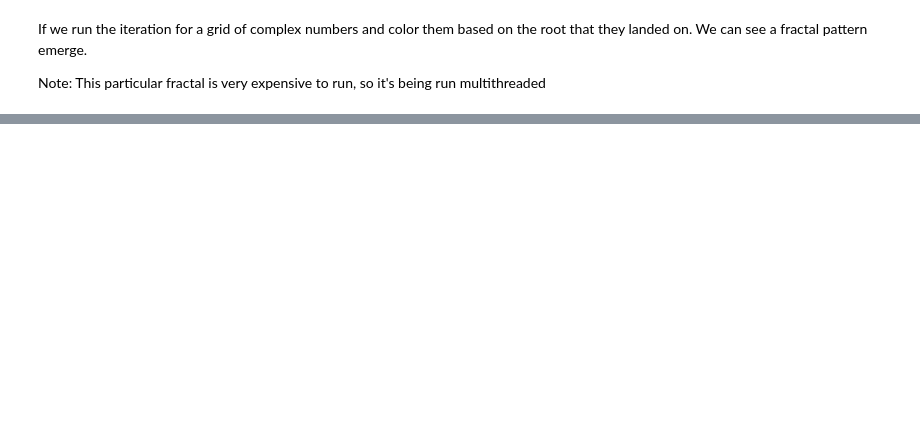
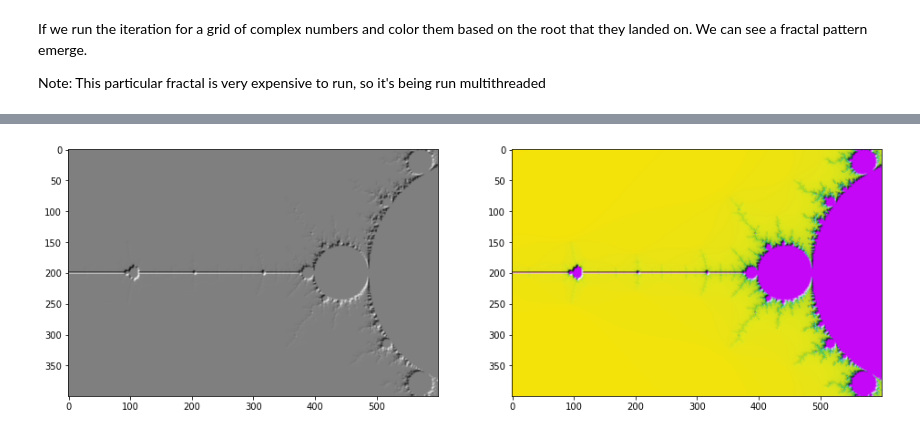
Before and after one commit to andydevs/andys-notebook, a Jupyter notebook: exploring-fractals.ipynb, the cells around one changed output, grey strips where cells are left out. Drawn from its saved outputs; the diff is of its cells as text; code cells hidden in the pictures; blank space fills up the shorter version.

```diff
--- a/exploring-fractals.ipynb
+++ b/exploring-fractals.ipynb
@@ -132,7 +143,7 @@ Juliaset fractal
 # Algorithm parameters
 size = 600, 400
 iterations = 255
-c = -1.0 - 0.55j
+c = -0.75 - 0.90j
 
 # Image array
 image = np.zeros((size[1], size[0]), dtype=np.uint8)
@@ -387,0 +400,80 @@ Wall time: 3min 47s
+# %%
+%%time
+plt.rcParams['figure.figsize'] = [16, 12]
+
+# Algorithm parameters
+size = 600, 400
+iterations = 255
+thread_count = 12
+zoom = 5
+translate = -1.5
+shadow_kernel_width = 4
+
+def map_over_pixel(func, image):
+    """
+    Helper function for converting over pixel space
+    """
+    return np.array([
+        [ list(func(*pixel)) for pixel in row ]
+        for row in image
+    ])
+
+# Image array
+fractal = np.zeros((size[1], size[0]), dtype=np.uint8)
+
+# Progress bar
+progress_lock = threading.Lock()
+progress = tqdm(total=size[0]*size[1] - 1, desc='Generating')
+
+def thread_worker(pixel):
+    """
+    Run mandelbrot for given pixel's complex parameter
+    """
+    global image
+    i, j = pixel
+    c = complex(i - size[0]/2, j - size[1]/2)/max(size)*4
+    c /= zoom
+    c += translate
+    z = 0
+    n = 0
+    while abs(z) < 2 and n < iterations:
+        z = mandelbrot(z, c)
+        n += 1
+    fractal[j, i] = n
+    with progress_lock:
+        progress.update()
+
+# Map image iterations using thread pool executor
+with conc.ThreadPoolExecutor(max_workers=thread_count) as exe:
+    exe.map(thread_worker, image_range(size))
+with progress_lock:
+    progress.close()
+fractal = fractal.astype(np.float32) / 256
+
+# Convolve shadow kernel over image
+print('Convolving kernel...')
+kx,ky = np.meshgrid(
+    np.arange(float(shadow_kernel_width) - 1.0, -1.0, -1.0),
+    np.arange(0,float(shadow_kernel_width)))
+kernel = ky - kx
+kernel /= np.sum(np.abs(kernel))
+lightmap = convolve(fractal, kernel)
+
+# Combine fractal and shadow information to color
+# Param space -> cmap space -> hls space -> set luminance to shadow -> rgb space
+print('Mapping color...')
+cmapimage = cm.get_cmap('viridis', 256)(1 - fractal)
+cmapimage = cmapimage[:,:,:3]
+hlsimage = map_over_pixel(rgb_to_hls, cmapimage)
+hlsimage[:,:,1] = normalize(lightmap)
+rgbimage = map_over_pixel(hls_to_rgb, hlsimage)
+
+# Display final image and shadow map
+print('Plotting...')
+fig = plt.figure();
+plt.subplot(1,2,1);
+plt.imshow(lightmap, cmap='gray');
+plt.subplot(1,2,2);
+plt.imshow(rgbimage);
+plt.show();
+# %% [output]
@@ -387,0 +483 @@ Wall time: 3min 47s
+[figure, added]
```
Also changed, not shown: parts of 14 cells of this notebook, 2 other files.
